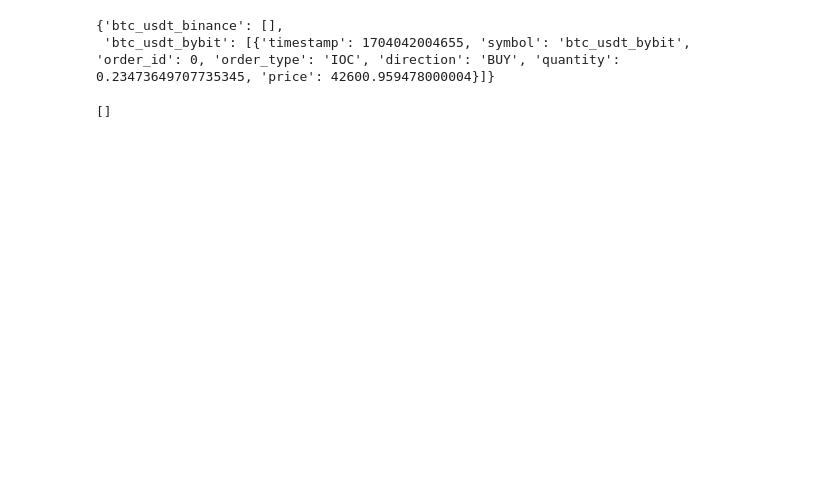
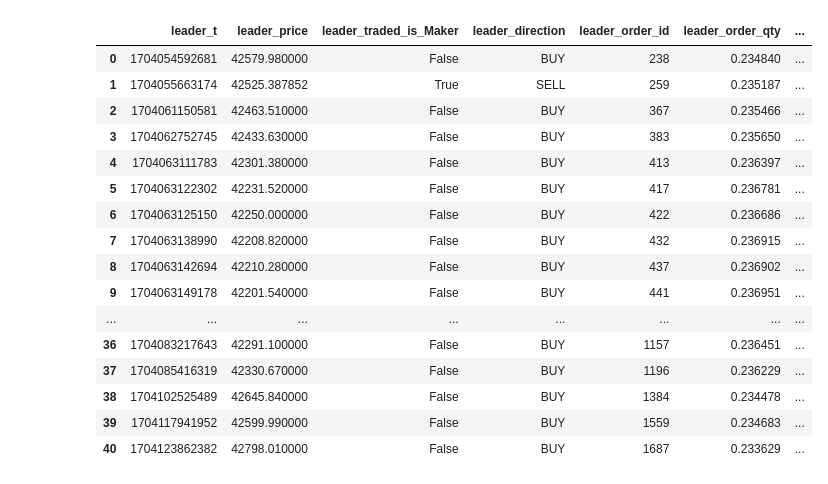
Before and after one commit to LiuXilin-Frankie/LiveTrader_TradeLOB, a Jupyter notebook: try.ipynb, the cells around one changed output. Drawn from its saved outputs; the diff is of its cells as text; code cells hidden in the pictures; blank space fills up the shorter version.

```diff
--- a/try.ipynb
+++ b/try.ipynb
@@ -68,9 +87,20 @@ backtest on:  ['btc_usdt_binance', 'btc_usdt_bybit']
-# %%
-executor.live_orders_on_exchange
-# %% [output]
-{'btc_usdt_binance': [],
- 'btc_usdt_bybit': [{'timestamp': 1704042004655, 'symbol': 'btc_usdt_bybit', 'order_id': 0, 'order_type': 'IOC', 'direction': 'BUY', 'quantity': 0.23473649707735345, 'price': 42600.959478000004}]}
-# %%
-[i for i in executor.live_orders_on_exchange['btc_usdt_bybit'] if i.order_id != event.order_id]
-# %% [output]
-[]
+# %%
+backtest_log
+# %% [output]
+|  | leader_t | leader_price | leader_traded_is_Maker | leader_direction | leader_order_id | leader_order_qty | ... |
+| 0 | 1704054592681 | 42579.980000 | False | BUY | 238 | 0.234840 | ... |
+| 1 | 1704055663174 | 42525.387852 | True | SELL | 259 | 0.235187 | ... |
+| 2 | 1704061150581 | 42463.510000 | False | BUY | 367 | 0.235466 | ... |
+| 3 | 1704062752745 | 42433.630000 | False | BUY | 383 | 0.235650 | ... |
+| 4 | 1704063111783 | 42301.380000 | False | BUY | 413 | 0.236397 | ... |
+| 5 | 1704063122302 | 42231.520000 | False | BUY | 417 | 0.236781 | ... |
+| 6 | 1704063125150 | 42250.000000 | False | BUY | 422 | 0.236686 | ... |
+| 7 | 1704063138990 | 42208.820000 | False | BUY | 432 | 0.236915 | ... |
+| 8 | 1704063142694 | 42210.280000 | False | BUY | 437 | 0.236902 | ... |
+| 9 | 1704063149178 | 42201.540000 | False | BUY | 441 | 0.236951 | ... |
+| ... | ... | ... | ... | ... | ... | ... | ... |
+| 36 | 1704083217643 | 42291.100000 | False | BUY | 1157 | 0.236451 | ... |
+| 37 | 1704085416319 | 42330.670000 | False | BUY | 1196 | 0.236229 | ... |
+| 38 | 1704102525489 | 42645.840000 | False | BUY | 1384 | 0.234478 | ... |
+| 39 | 1704117941952 | 42599.990000 | False | BUY | 1559 | 0.234683 | ... |
+| 40 | 1704123862382 | 42798.010000 | False | BUY | 1687 | 0.233629 | ... |
```
Also changed, not shown: parts of 3 cells of this notebook, 5 other files.
